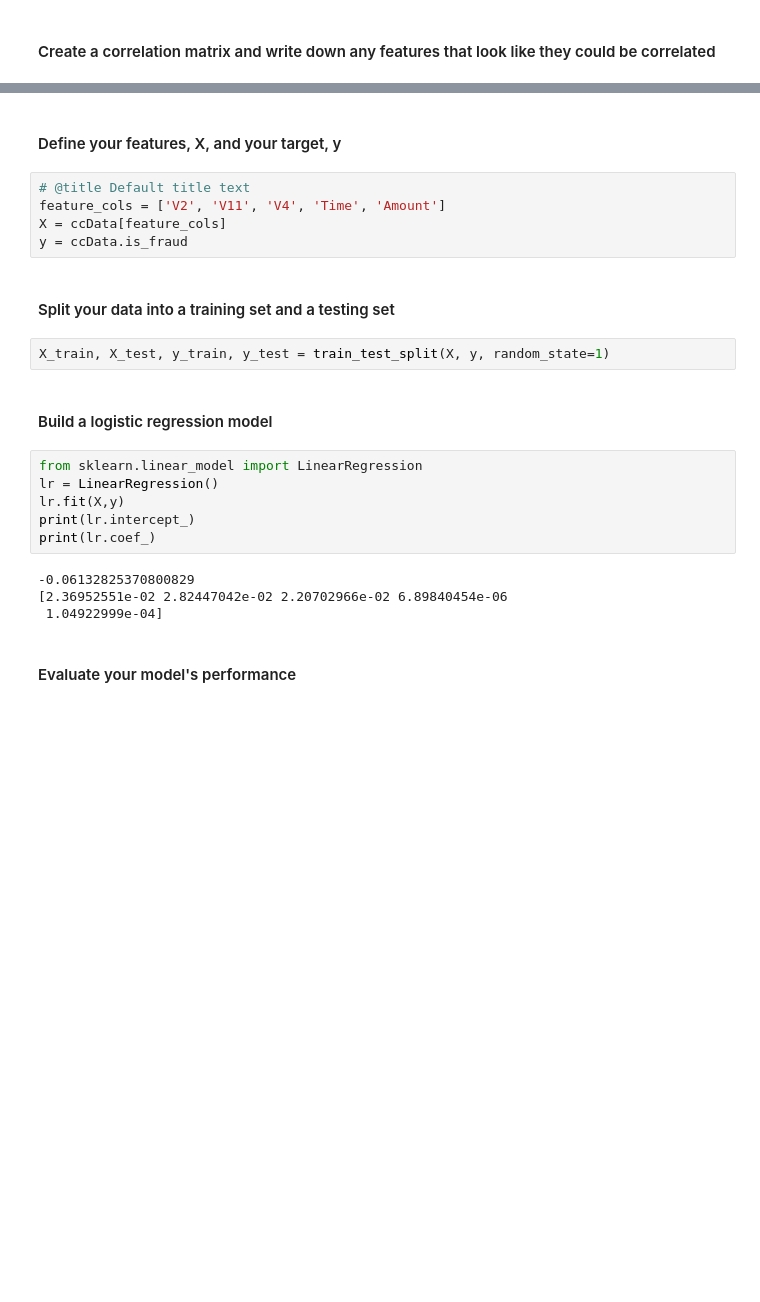
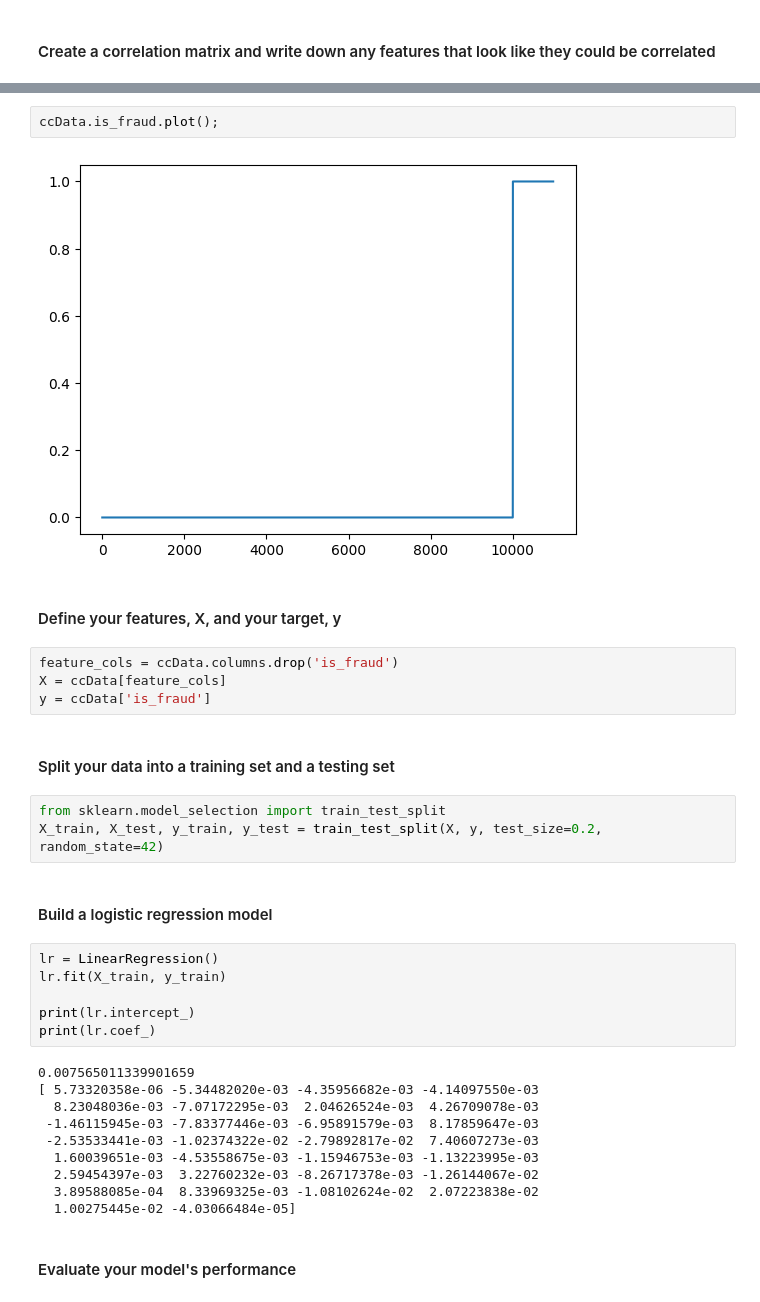
Before and after one commit to jmichaelh/Intro-to-AI-with-Python, a Jupyter notebook: Day_4/Final Lab.ipynb, the cells around one changed output, grey strips where cells are left out. Saved outputs shown, nothing was run; the diff lists cells and outputs as text; blank space fills up the shorter version.

```diff
--- a/Day_4/Final Lab.ipynb
+++ b/Day_4/Final Lab.ipynb
@@ -131,26 +88,36 @@ sns.lmplot(x='V11', y='is_fraud', data=ccData, aspect=1.5, scatter_kws={'alpha':
+# %%
+ccData.is_fraud.plot();
+# %% [output]
+[figure, added]
 # %% [markdown]
 #### Define your features, X, and your target, y
-# %%
-# @title Default title text
-feature_cols = ['V2', 'V11', 'V4', 'Time', 'Amount']
-X = ccData[feature_cols]
-y = ccData.is_fraud
+# %%
+feature_cols = ccData.columns.drop('is_fraud')
+X = ccData[feature_cols]
+y = ccData['is_fraud']
 # %% [markdown]
 #### Split your data into a training set and a testing set
 # %%
-X_train, X_test, y_train, y_test = train_test_split(X, y, random_state=1)
+from sklearn.model_selection import train_test_split
+X_train, X_test, y_train, y_test = train_test_split(X, y, test_size=0.2, random_state=42)
 # %% [markdown]
 #### Build a logistic regression model
 # %%
-from sklearn.linear_model import LinearRegression
 lr = LinearRegression()
-lr.fit(X,y)
+lr.fit(X_train, y_train)
+
 print(lr.intercept_)
 print(lr.coef_)
 # %% [output]
--0.06132825370800829
-[2.36952551e-02 2.82447042e-02 2.20702966e-02 6.89840454e-06
- 1.04922999e-04]
+0.007565011339901659
+[ 5.73320358e-06 -5.34482020e-03 -4.35956682e-03 -4.14097550e-03
+  8.23048036e-03 -7.07172295e-03  2.04626524e-03  4.26709078e-03
+ -1.46115945e-03 -7.83377446e-03 -6.95891579e-03  8.17859647e-03
+ -2.53533441e-03 -1.02374322e-02 -2.79892817e-02  7.40607273e-03
+  1.60039651e-03 -4.53558675e-03 -1.15946753e-03 -1.13223995e-03
+  2.59454397e-03  3.22760232e-03 -8.26717378e-03 -1.26144067e-02
+  3.89588085e-04  8.33969325e-03 -1.08102624e-02  2.07223838e-02
+  1.00275445e-02 -4.03066484e-05]
 # %% [markdown]
 #### Evaluate your model's performance
 # %%
```
Also changed, not shown: parts of 25 cells of this notebook.
